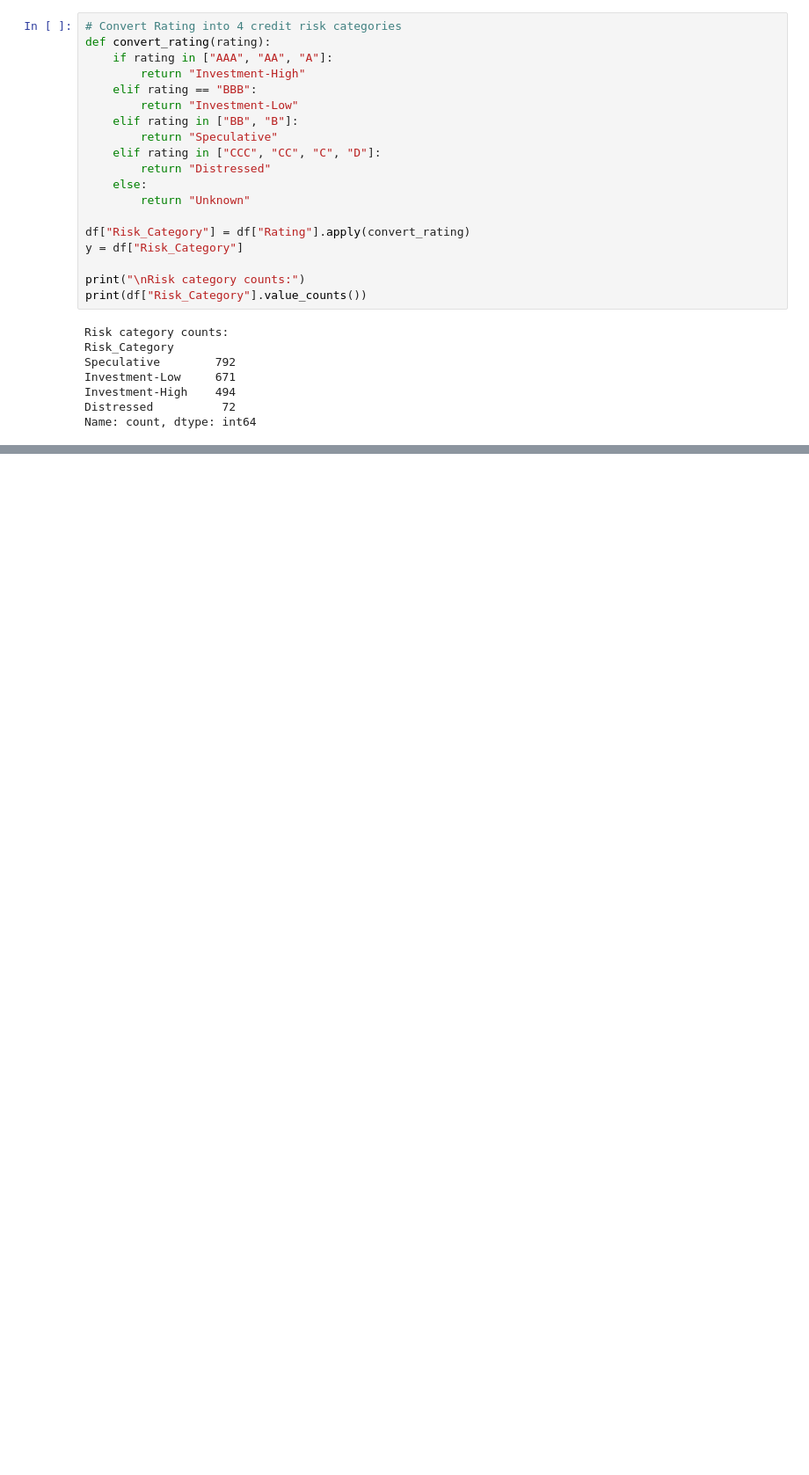
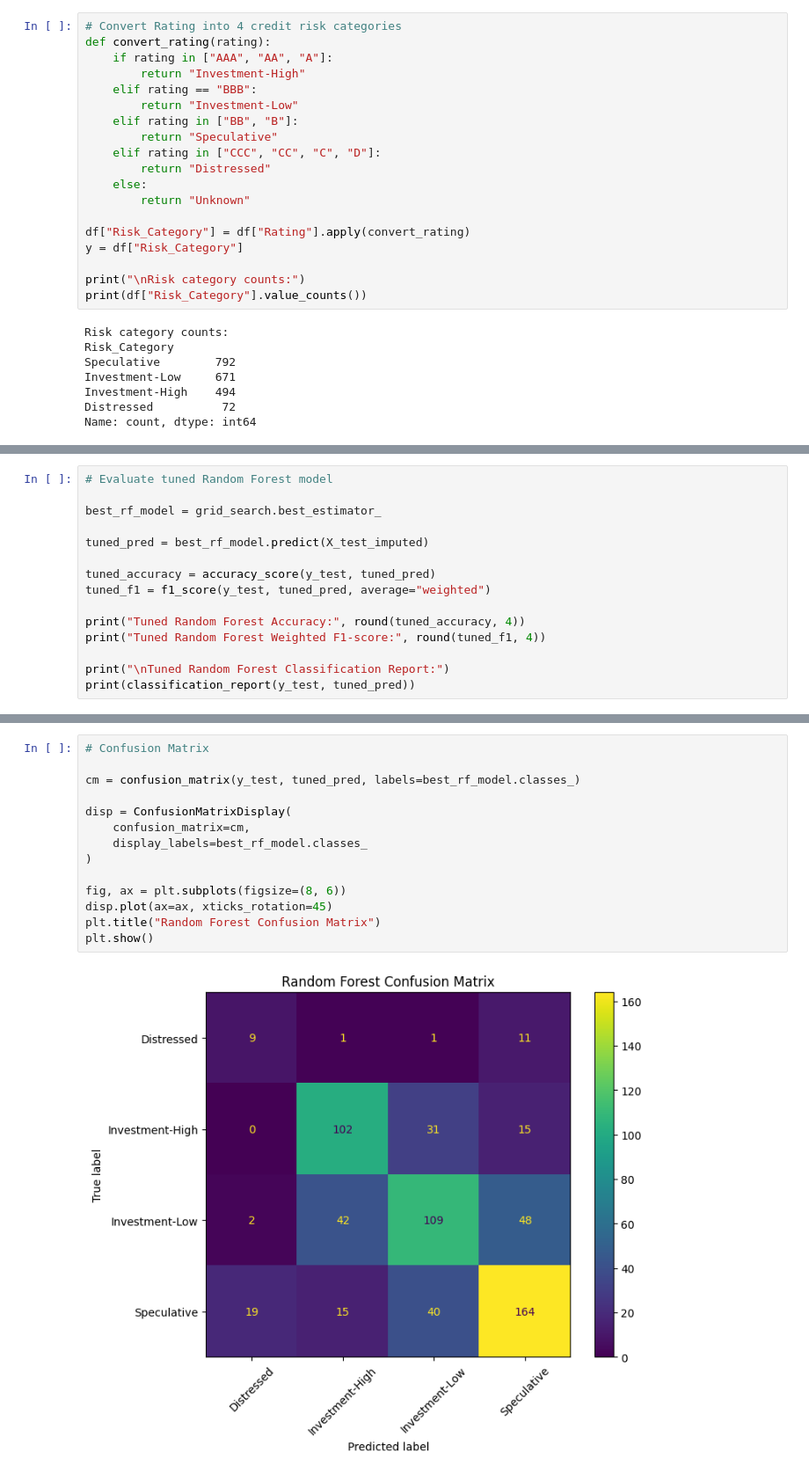
Before and after one commit to nicholas24042626/Credit-Risk-Analyzer, a Jupyter notebook: random_forest_credit_risk_notebook_with_SHAP.ipynb, the cells around one changed output, grey strips where cells are left out. Shown at 88% size. Saved outputs shown, nothing was run; the diff lists cells and outputs as text; blank space fills up the shorter version.

```diff
--- a/random_forest_credit_risk_notebook_with_SHAP.ipynb
+++ b/random_forest_credit_risk_notebook_with_SHAP.ipynb
@@ -137,0 +352,15 @@ Risk categories: ['Distressed' 'Investment-High' 'Investment-Low' 'Speculative']
+# %%
+# Evaluate tuned Random Forest model
+
+best_rf_model = grid_search.best_estimator_
+
+tuned_pred = best_rf_model.predict(X_test_imputed)
+
+tuned_accuracy = accuracy_score(y_test, tuned_pred)
+tuned_f1 = f1_score(y_test, tuned_pred, average="weighted")
+
+print("Tuned Random Forest Accuracy:", round(tuned_accuracy, 4))
+print("Tuned Random Forest Weighted F1-score:", round(tuned_f1, 4))
+
+print("\nTuned Random Forest Classification Report:")
+print(classification_report(y_test, tuned_pred))
@@ -137,0 +382,16 @@ Risk categories: ['Distressed' 'Investment-High' 'Investment-Low' 'Speculative']
+# %%
+# Confusion Matrix
+
+cm = confusion_matrix(y_test, tuned_pred, labels=best_rf_model.classes_)
+
+disp = ConfusionMatrixDisplay(
+    confusion_matrix=cm,
+    display_labels=best_rf_model.classes_
+)
+
+fig, ax = plt.subplots(figsize=(8, 6))
+disp.plot(ax=ax, xticks_rotation=45)
+plt.title("Random Forest Confusion Matrix")
+plt.show()
+# %% [output]
+[figure, added]
```
Also changed, not shown: parts of 27 cells of this notebook, 3 other files.
